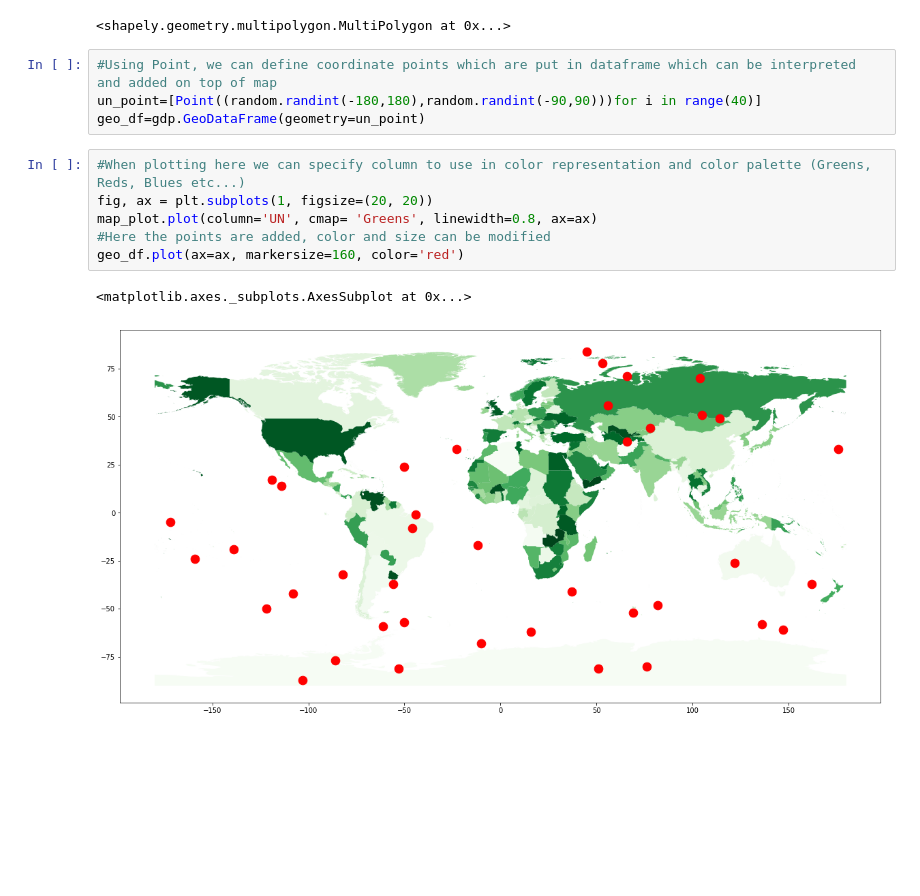
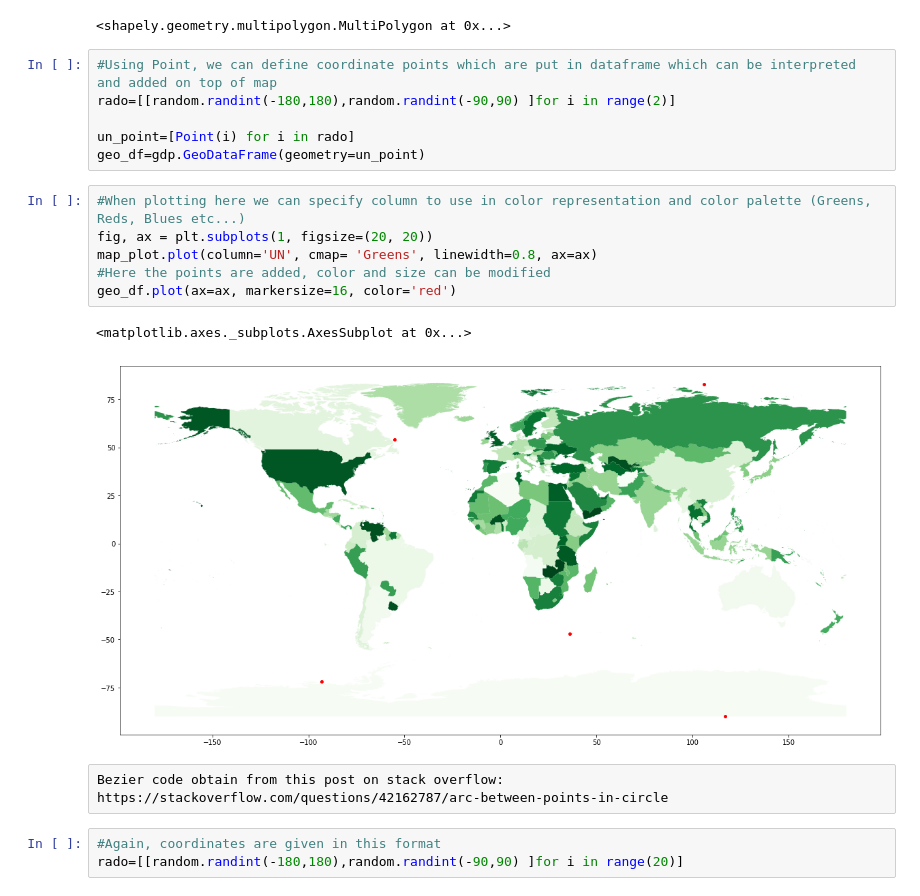
Before and after one commit to Alongthoselines/World_map, a Jupyter notebook: World_Map_Lat_Long_points.ipynb, the cells around one changed output. Cells and saved outputs as stored; diff of their text form; blank space fills up the shorter version.

```diff
--- a/World_Map_Lat_Long_points.ipynb
+++ b/World_Map_Lat_Long_points.ipynb
@@ -32,14 +36,22 @@ map_plot.loc[40, 'geometry']
 <shapely.geometry.multipolygon.MultiPolygon at 0x...>
 # %%
 #Using Point, we can define coordinate points which are put in dataframe which can be interpreted and added on top of map
-un_point=[Point((random.randint(-180,180),random.randint(-90,90)))for i in range(40)]
+rado=[[random.randint(-180,180),random.randint(-90,90) ]for i in range(2)]
+
+un_point=[Point(i) for i in rado]
 geo_df=gdp.GeoDataFrame(geometry=un_point)
 # %%
 #When plotting here we can specify column to use in color representation and color palette (Greens, Reds, Blues etc...)
 fig, ax = plt.subplots(1, figsize=(20, 20))
 map_plot.plot(column='UN', cmap= 'Greens', linewidth=0.8, ax=ax)
 #Here the points are added, color and size can be modified
-geo_df.plot(ax=ax, markersize=160, color='red')
+geo_df.plot(ax=ax, markersize=16, color='red')
 # %% [output]
 <matplotlib.axes._subplots.AxesSubplot at 0x...>
-[figure, old version]
+[figure, new version]
+# %% [raw]
+Bezier code obtain from this post on stack overflow:
+https://stackoverflow.com/questions/42162787/arc-between-points-in-circle
+# %%
+#Again, coordinates are given in this format
+rado=[[random.randint(-180,180),random.randint(-90,90) ]for i in range(20)]
```
Also changed, not shown: parts of 4 cells of this notebook.
